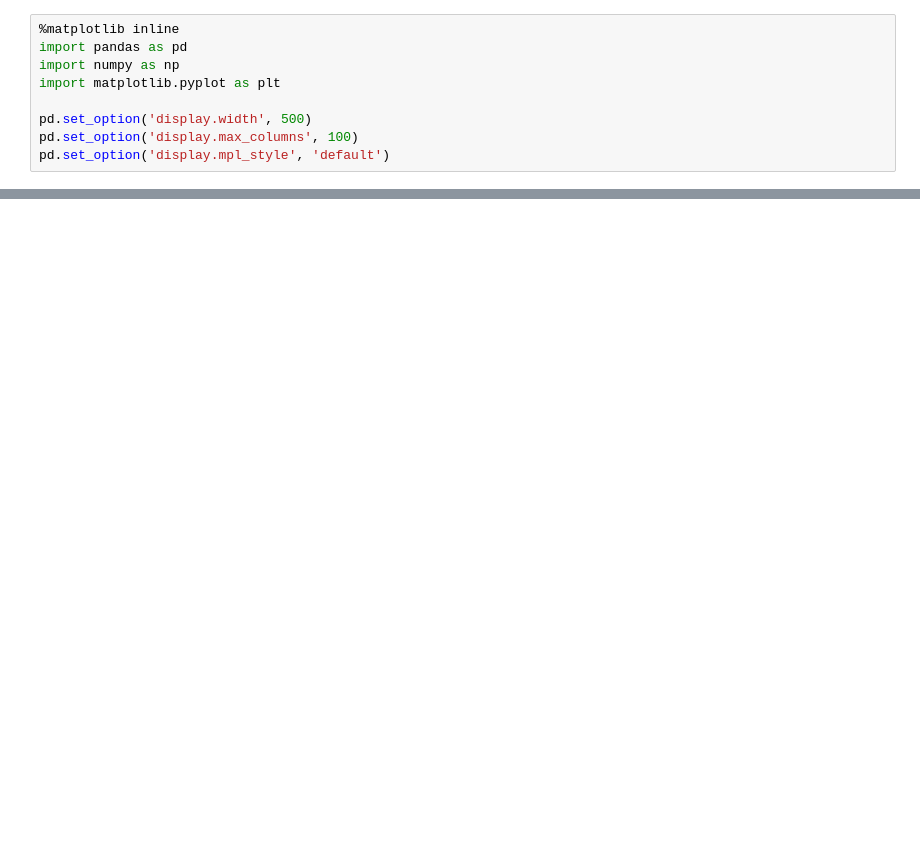
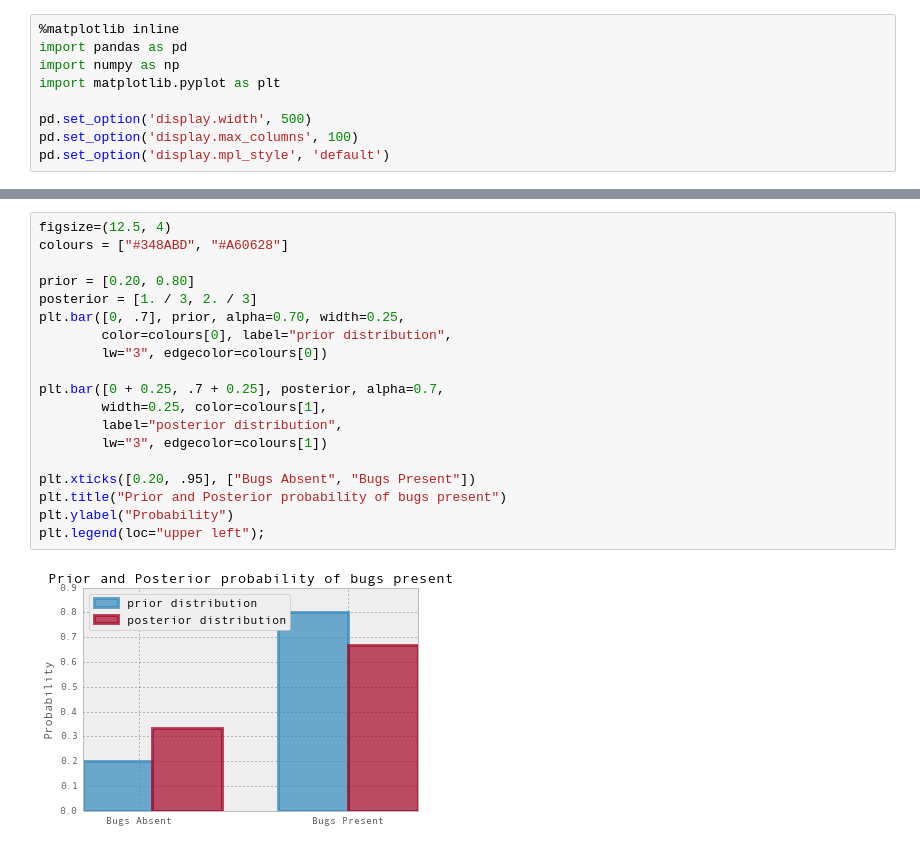
Before and after one commit to jthang/BayesianLab, a Jupyter notebook: bayesian_methods.ipynb, the cells around one changed output, grey strips where cells are left out. Drawn from its saved outputs; the diff is of its cells as text; blank space fills up the shorter version.

```diff
--- a/bayesian_methods.ipynb
+++ b/bayesian_methods.ipynb
@@ -40,0 +56,21 @@ plt.tight_layout()
+# %%
+figsize=(12.5, 4)
+colours = ["#348ABD", "#A60628"]
+
+prior = [0.20, 0.80]
+posterior = [1. / 3, 2. / 3]
+plt.bar([0, .7], prior, alpha=0.70, width=0.25,
+        color=colours[0], label="prior distribution",
+        lw="3", edgecolor=colours[0])
+
+plt.bar([0 + 0.25, .7 + 0.25], posterior, alpha=0.7,
+        width=0.25, color=colours[1],
+        label="posterior distribution",
+        lw="3", edgecolor=colours[1])
+
+plt.xticks([0.20, .95], ["Bugs Absent", "Bugs Present"])
+plt.title("Prior and Posterior probability of bugs present")
+plt.ylabel("Probability")
+plt.legend(loc="upper left");
+# %% [output]
+[figure, added]
```
Also changed, not shown: parts of 2 cells of this notebook.
